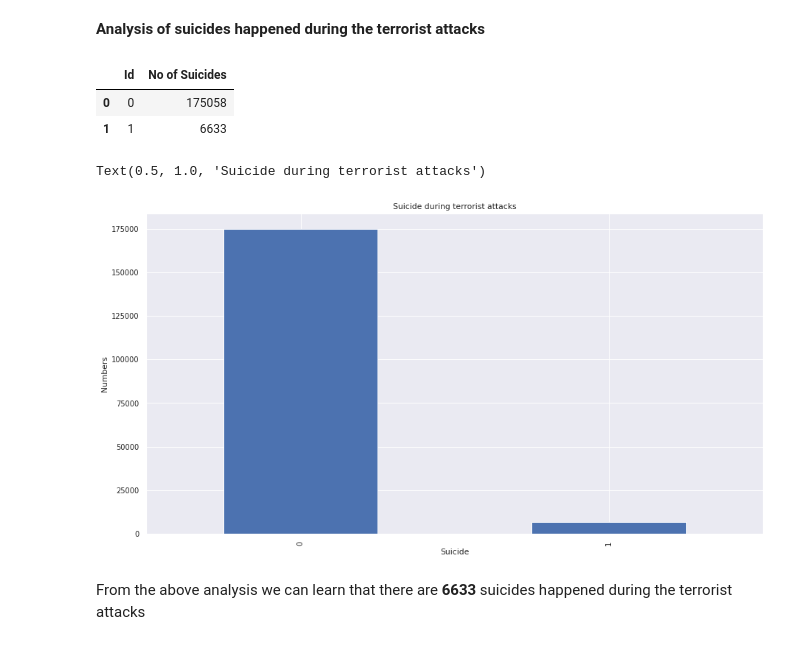
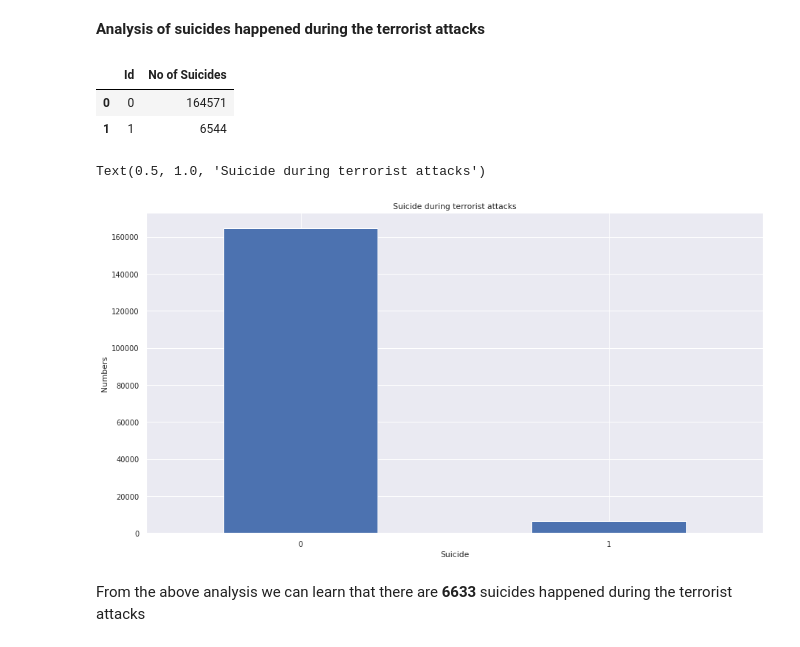
Before and after one commit to jayV1999/Capstone-Project, a Jupyter notebook: Global_Terrorism_Analysis_Jayanth_V.ipynb, the cells around one changed output. Drawn from its saved outputs; the diff is of its cells as text; code cells hidden in the pictures.

```diff
--- a/Global_Terrorism_Analysis_Jayanth_V.ipynb
+++ b/Global_Terrorism_Analysis_Jayanth_V.ipynb
@@ -145,0 +174,3 @@ terror_attack_df_new.drop(columns=column_name,inplace=True)
+# %%
+#Dropping all the colums with duplicate rows
+terror_attack_df_new.drop_duplicates(inplace=True)
@@ -844,20 +909,20 @@ suicide = terror_attack_df_new['suicide'].value_counts()
 suicide.reset_index().rename(columns={'index':'Id','suicide':'No of Suicides'})
 # %% [output]
 |  | Id | No of Suicides |
-| 0 | 0 | 175058 |
-| 1 | 1 | 6633 |
+| 0 | 0 | 164571 |
+| 1 | 1 | 6544 |
 # %%
 #plotting of suicide during terrorist attacks
 
 plt.figure(figsize=(15,8))
 suicide.plot(kind='bar')
 plt.xlabel('Suicide')
 plt.ylabel('Numbers')
-
+plt.xticks(rotation=0)
 plt.title('Suicide during terrorist attacks')
 # %% [output]
 Text(0.5, 1.0, 'Suicide during terrorist attacks')
-[figure, old version]
+[figure, new version]
 # %% [markdown]
 From the above analysis we can learn that there are **6633** suicides happened during the terrorist attacks
 # %% [markdown]
```
Also changed, not shown: parts of 62 cells of this notebook.
